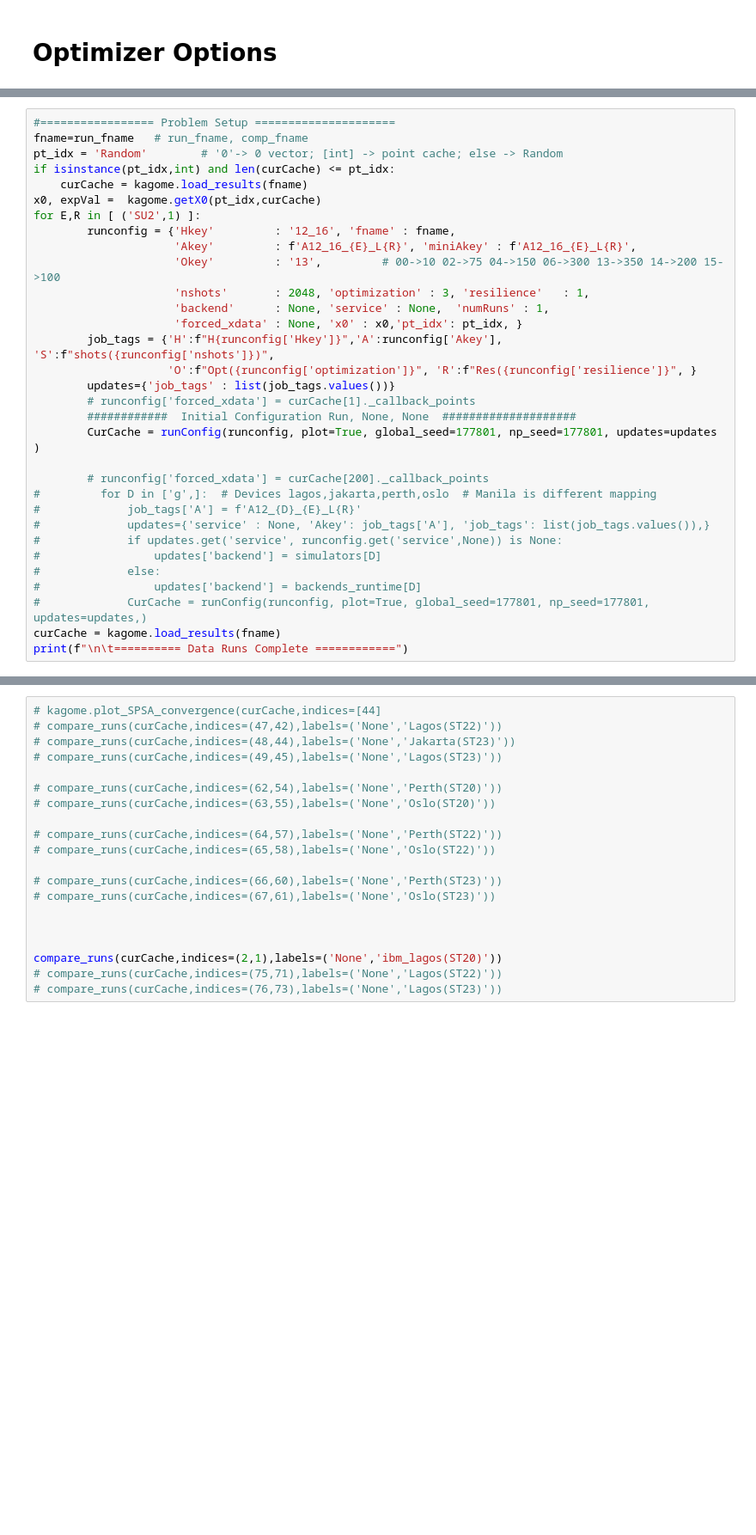
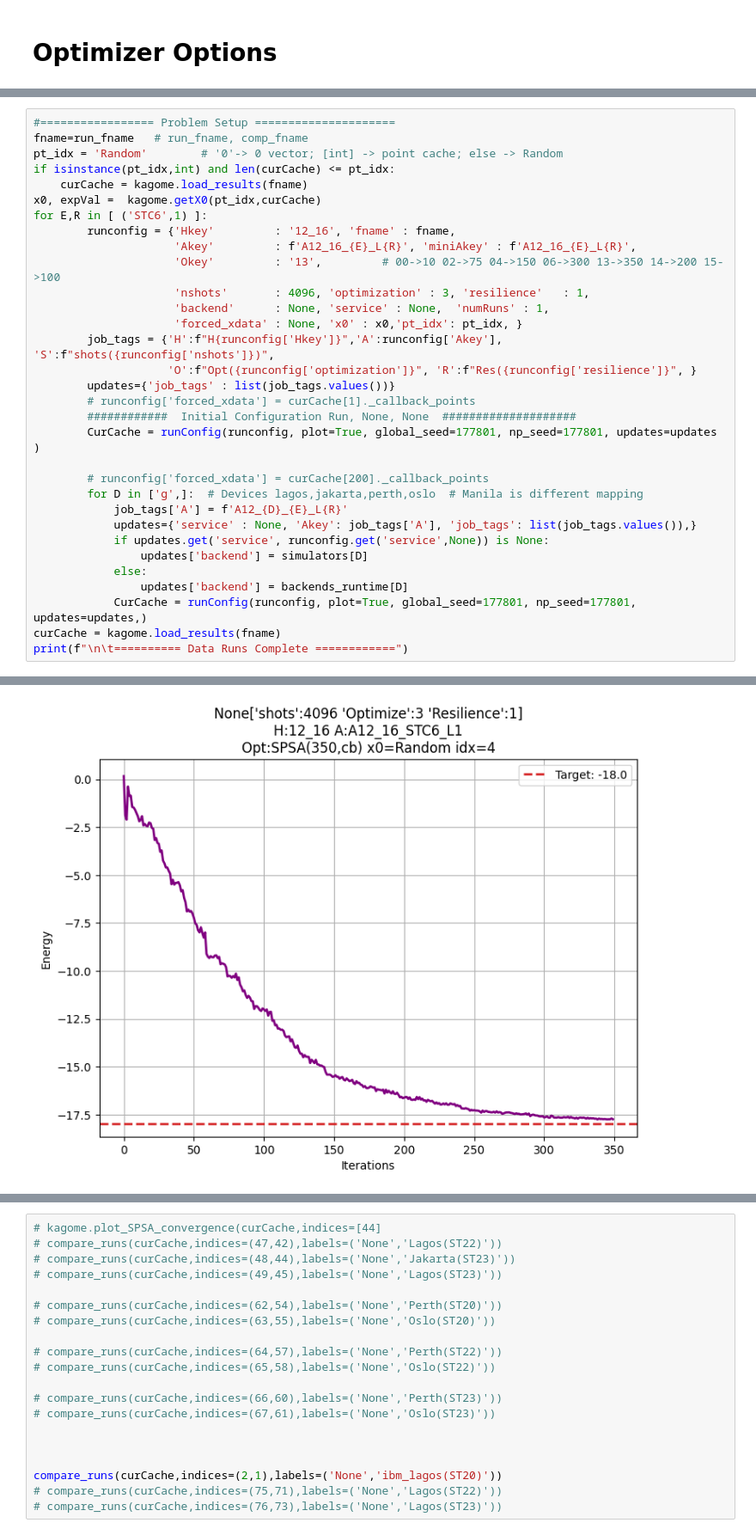
Before and after one commit to rrodenbusch/open-science-prize-2022, a Jupyter notebook: H12_16-Kagome.ipynb, the cells around one changed output, grey strips where cells are left out. Shown at 86% size. Saved outputs shown, nothing was run; the diff lists cells and outputs as text; blank space fills up the shorter version.

```diff
--- a/H12_16-Kagome.ipynb
+++ b/H12_16-Kagome.ipynb
@@ -298,11 +322,11 @@ pt_idx = 'Random'        # '0'-> 0 vector; [int] -> point cache; else -> Random
 if isinstance(pt_idx,int) and len(curCache) <= pt_idx:
     curCache = kagome.load_results(fname)
 x0, expVal =  kagome.getX0(pt_idx,curCache)
-for E,R in [ ('SU2',1) ]:
+for E,R in [ ('STC6',1) ]:
         runconfig = {'Hkey'         : '12_16', 'fname' : fname,
                      'Akey'         : f'A12_16_{E}_L{R}', 'miniAkey' : f'A12_16_{E}_L{R}',
                      'Okey'         : '13',         # 00->10 02->75 04->150 06->300 13->350 14->200 15->100
-                     'nshots'       : 2048, 'optimization' : 3, 'resilience'   : 1,
+                     'nshots'       : 4096, 'optimization' : 3, 'resilience'   : 1,
                      'backend'      : None, 'service' : None,  'numRuns' : 1,
                      'forced_xdata' : None, 'x0' : x0,'pt_idx': pt_idx, }
         job_tags = {'H':f"H{runconfig['Hkey']}",'A':runconfig['Akey'], 'S':f"shots({runconfig['nshots']})",
@@ -313,14 +337,14 @@ for E,R in [ ('SU2',1) ]:
         CurCache = runConfig(runconfig, plot=True, global_seed=177801, np_seed=177801, updates=updates )
 
         # runconfig['forced_xdata'] = curCache[200]._callback_points
-#         for D in ['g',]:  # Devices lagos,jakarta,perth,oslo  # Manila is different mapping
-#             job_tags['A'] = f'A12_{D}_{E}_L{R}'
-#             updates={'service' : None, 'Akey': job_tags['A'], 'job_tags': list(job_tags.values()),}
-#             if updates.get('service', runconfig.get('service',None)) is None:
-#                 updates['backend'] = simulators[D]
-#             else:
-#                 updates['backend'] = backends_runtime[D]
-#             CurCache = runConfig(runconfig, plot=True, global_seed=177801, np_seed=177801, updates=updates,)
+        for D in ['g',]:  # Devices lagos,jakarta,perth,oslo  # Manila is different mapping
+            job_tags['A'] = f'A12_{D}_{E}_L{R}'
+            updates={'service' : None, 'Akey': job_tags['A'], 'job_tags': list(job_tags.values()),}
+            if updates.get('service', runconfig.get('service',None)) is None:
+                updates['backend'] = simulators[D]
+            else:
+                updates['backend'] = backends_runtime[D]
+            CurCache = runConfig(runconfig, plot=True, global_seed=177801, np_seed=177801, updates=updates,)
 curCache = kagome.load_results(fname)
 print(f"\n\t========== Data Runs Complete ============")
 # %% [output]
@@ -332,0 +360 @@ Exception <class 'ValueError'>
+[figure, added]
```
Also changed, not shown: parts of 10 cells of this notebook.
